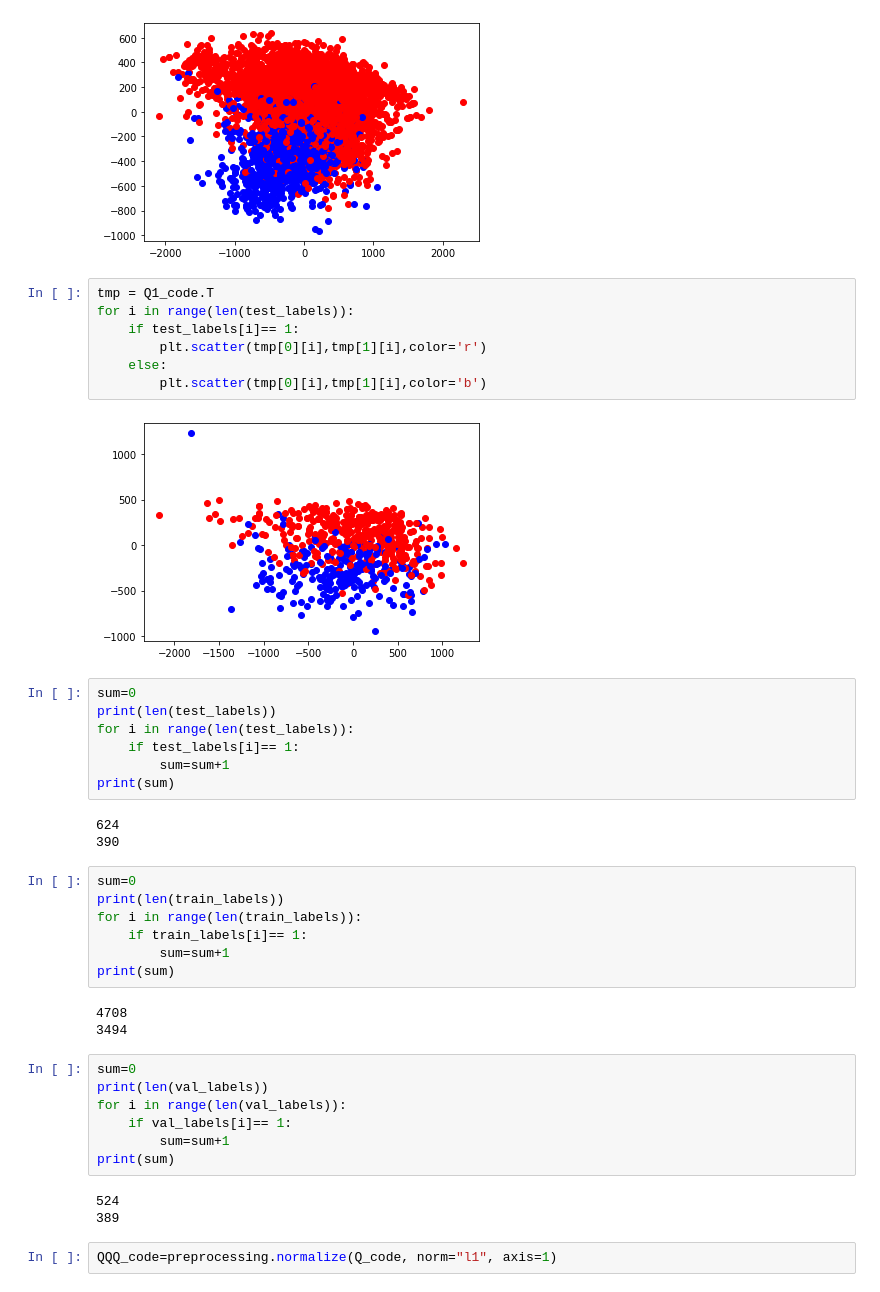
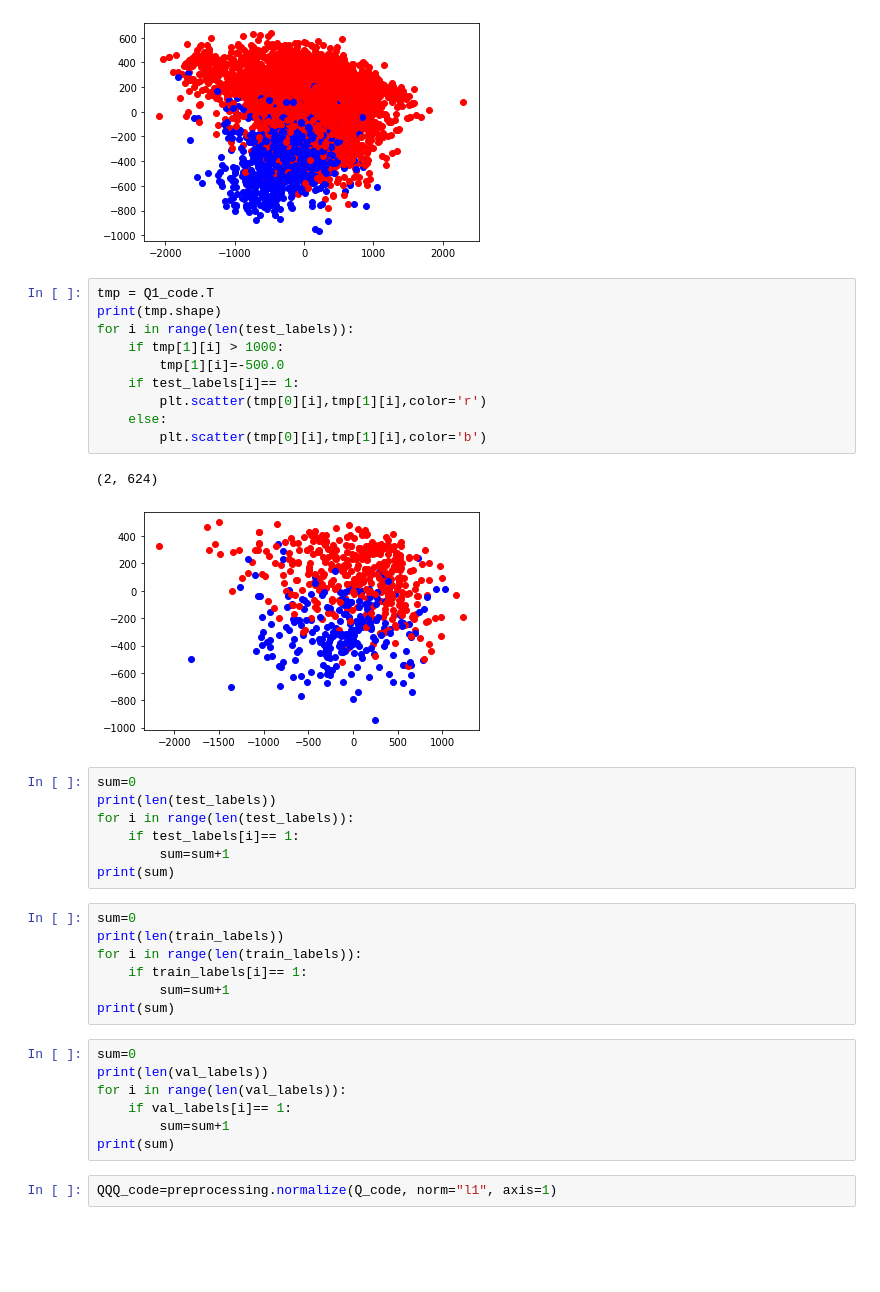
Before and after one commit to MS333-ML/Medical-Image-Classification, a Jupyter notebook: jupyter/Qclassifier-images.ipynb, the cells around one changed output. Cells and saved outputs as stored; diff of their text form; blank space fills up the shorter version.

```diff
--- a/jupyter/Qclassifier-images.ipynb
+++ b/jupyter/Qclassifier-images.ipynb
@@ -82,13 +82,17 @@ for i in range(len(train_data)):
 [figure]
 # %%
 tmp = Q1_code.T
+print(tmp.shape)
 for i in range(len(test_labels)):
+    if tmp[1][i] > 1000:
+        tmp[1][i]=-500.0
     if test_labels[i]== 1:
         plt.scatter(tmp[0][i],tmp[1][i],color='r')
     else:
         plt.scatter(tmp[0][i],tmp[1][i],color='b')
 # %% [output]
+(2, 624)
-[figure, old version]
+[figure, new version]
 # %%
 sum=0
 print(len(test_labels))
@@ -96,9 +100,6 @@ for i in range(len(test_labels)):
     if test_labels[i]== 1:
         sum=sum+1
 print(sum)
-# %% [output]
-624
-390
 # %%
 sum=0
 print(len(train_labels))
@@ -106,9 +107,6 @@ for i in range(len(train_labels)):
     if train_labels[i]== 1:
         sum=sum+1
 print(sum)
-# %% [output]
-4708
-3494
 # %%
 sum=0
 print(len(val_labels))
@@ -116,9 +114,6 @@ for i in range(len(val_labels)):
     if val_labels[i]== 1:
         sum=sum+1
 print(sum)
-# %% [output]
-524
-389
 # %%
 QQQ_code=preprocessing.normalize(Q_code, norm="l1", axis=1)
 # %%
```
Also changed, not shown: parts of 2 cells of this notebook, 1 other file.
